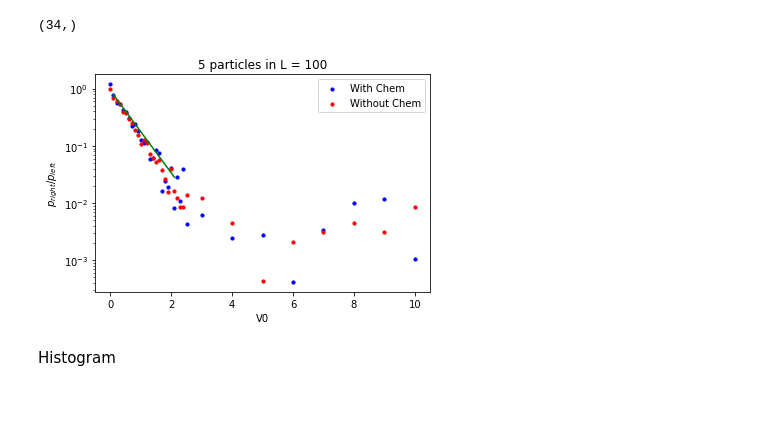
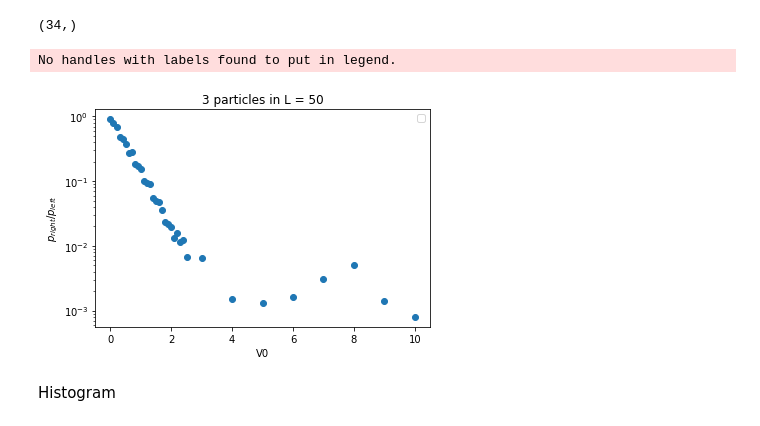
Before and after one commit to lea-byte/pdm, a Jupyter notebook: new_analysis.ipynb, the cells around one changed output. Cells and saved outputs as stored; diff of their text form; code cells hidden in the pictures.

```diff
--- a/new_analysis.ipynb
+++ b/new_analysis.ipynb
@@ -38,38 +49,40 @@ data_time.shape
 # %% [markdown]
 Ratio
 # %%
-data_left = 1/50*(np.sum(data_time[:, 0:49], axis=1))
-data_right = 1/50*(np.sum(data_time[:, 50:99], axis=1))
+data_left = 1/50*(np.sum(data_time[:, 0:24], axis=1))
+data_right = 1/50*(np.sum(data_time[:, 25:49], axis=1))
 data_left.shape
 # %% [output]
 (34,)
 # %%
 #plt.plot(np.array([i for i in range(data_count.shape[0])]), y,label='histogram')
 V = [0,0.1, 0.2, 0.3, 0.4, 0.5, 0.6, 0.7, 0.8, 0.9, 1, 1.1, 1.2, 1.3, 1.4, 1.5, 1.6, 1.7, 1.8, 1.9, 2, 2.1, 2.2,2.3,2.4, 2.5, 3, 4, 5, 6, 7, 8, 9, 10]
 fig = plt.figure()
 ax1 = fig.add_subplot(111)
 
-ax1.scatter(V, data_right1/data_left1, s=10, c='b', marker="o", label='With Chem')
-ax1.scatter(V, data_right/data_left, s=10, c='r', marker="o", label='Without Chem')
-ax1.plot([0.1, 2.1], [data_right1[1]/data_left1[1], data_right1[23]/data_left1[23]] , 'g-')
+#ax1.scatter(V, data_right1/data_left1, s=10, c='b', marker="o", label='With Chem')
+#ax1.scatter(V, data_right/data_left, s=10, c='r', marker="o", label='Without Chem')
+#ax1.plot([0.1, 2.4], [data_right[1]/data_left[1], data_right[25]/data_left[25]] , 'g-')
+plt.scatter(V, data_right/data_left)
 plt.yscale('log')
 plt.legend(loc='upper right')
 plt.ylabel(r'$p_{right}/p_{left}$')
-plt.title('5 particles in L = 100')
+plt.title('3 particles in L = 50')
 plt.xlabel('V0')
 
 """ plt.scatter(V, data_right1/data_left1, data_right/data_left)
 #plt.scatter(np.linspace(0,10,11), data_right/data_left) #-( data_time[:,1]-1)
 plt.yscale('log')
 #plt.ylim(10**-5,1)
 plt.xlabel('V0')
 plt.ylabel(r'$p_{right}/p_{left}$')
 plt.legend()
 plt.title('5 particles in L = 100 with chemical moves') """
 
-#plt.savefig('C:\\Users\\leagr\\Documents\\PdM\\Figures\\sup_ratio_left_right_vs_V0_5inL100_log.pdf',transparent=True,bbox_inches='tight')
+plt.savefig('C:\\Users\\leagr\\Documents\\PdM\\Figures\\3moves\\sup_ratio_left_right_vs_V0_3inL50_log.pdf',transparent=True,bbox_inches='tight')
 plt.show()
 # %% [output]
+No handles with labels found to put in legend.
-[figure, old version]
+[figure, new version]
 # %% [markdown]
 Histogram
```
Also changed, not shown: parts of 9 cells of this notebook, 7 other files.
